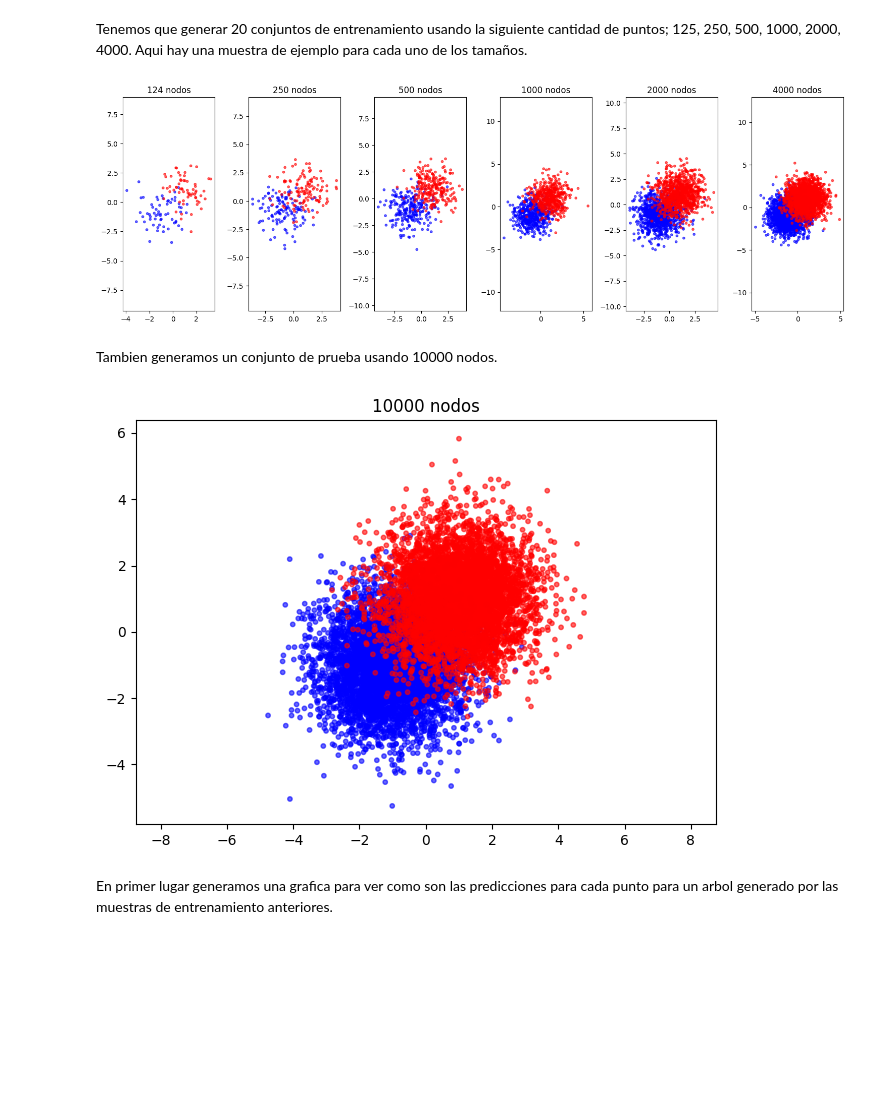
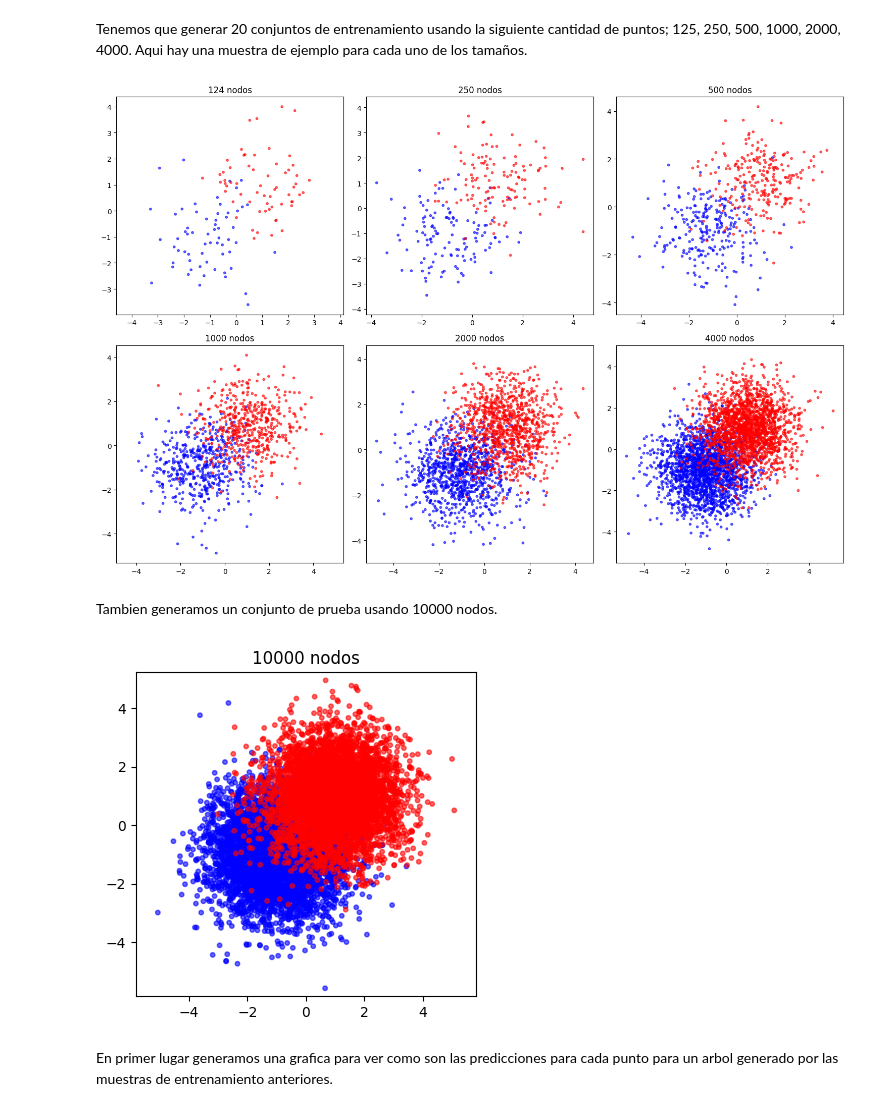
Before and after one commit to DonBerge/IIA-TPS, a Jupyter notebook: TP3/IIA24_ML_Generacion.ipynb, the cells around one changed output. Saved outputs shown, nothing was run; the diff lists cells and outputs as text; code cells hidden in the pictures; blank space fills up the shorter version.

```diff
--- a/TP3/IIA24_ML_Generacion.ipynb
+++ b/TP3/IIA24_ML_Generacion.ipynb
@@ -263,6 +169,4 @@ Entrenamos el arbol de decision a partir de cada uno de los conjunto definidos p
 # %%
-from sklearn import tree
-
 t1 = Tree()
 t2 = Tree()
 t3 = Tree()
@@ -274,14 +178,12 @@ t3.fit(e3['input'].tolist(), e3['output'].tolist())
 fig, axs = plt.subplots(1, 3, figsize=(15, 5))
 
 for ax, t, title in zip(
-    axs, [t1, t2, t3], ['Arbol 1(150 nodos)', 'Arbol 2(600 nodos)', 'Arbol 3(3000 nodos)']):
+    axs, [t1, t2, t3], ['Arbol de 150 nodos', 'Arbol de 600 nodos', 'Arbol de 3000 nodos']):
 
     tree.plot_tree(t, filled=True, ax=ax)
 
     ax.set_title(title)
 
-    #ax.axis('equal')
-    #ax.axis('on')
 
 plt.show()
 # %% [output]
@@ -323,34 +229,36 @@ Tenemos que generar 20 conjuntos de entrenamiento usando la siguiente cantidad d
 # %%
 sizes = [125, 250, 500, 1000, 2000, 4000]
 
-fig, axs = plt.subplots(1, 6, figsize=(15, 5))
+fig, axs = plt.subplots(2, 3, figsize=(15, 10))
 
 diag = lambda n: diagonales(n, 2, 0.78)
 
 datas = [diag(sz) for sz in sizes]
 
-for ax, data in zip(
-    axs, datas):
+axs = axs.reshape(-1)
 
+for ax, data in zip(axs, datas):
     x = [p[0] for p in data['input']]
     y = [p[1] for p in data['input']]
     c = data['output']
 
     ax.scatter(x, y, c=c, cmap='bwr', alpha=0.6, s=10)
 
     title = f"{len(data)} nodos"
     ax.set_title(title)
 
     ax.axis('equal')
     ax.axis('on')
 
 plt.tight_layout()
 plt.show()
 # %% [output]
-[figure, old version]
+[figure, new version]
 # %% [markdown]
 Tambien generamos un conjunto de prueba usando 10000 nodos.
 # %%
+plt.figure(figsize=(4, 4))
+
 test = diag(10000)
 
 x = [p[0] for p in test['input']]
@@ -366,7 +274,7 @@ plt.axis('on')
 plt.tight_layout()
 plt.show()
 # %% [output]
-[figure, old version]
+[figure, new version]
 # %% [markdown]
 En primer lugar generamos una grafica para ver como son las predicciones para cada punto para un arbol generado por las muestras de entrenamiento anteriores.
 # %%
```
Also changed, not shown: parts of 40 cells of this notebook.
